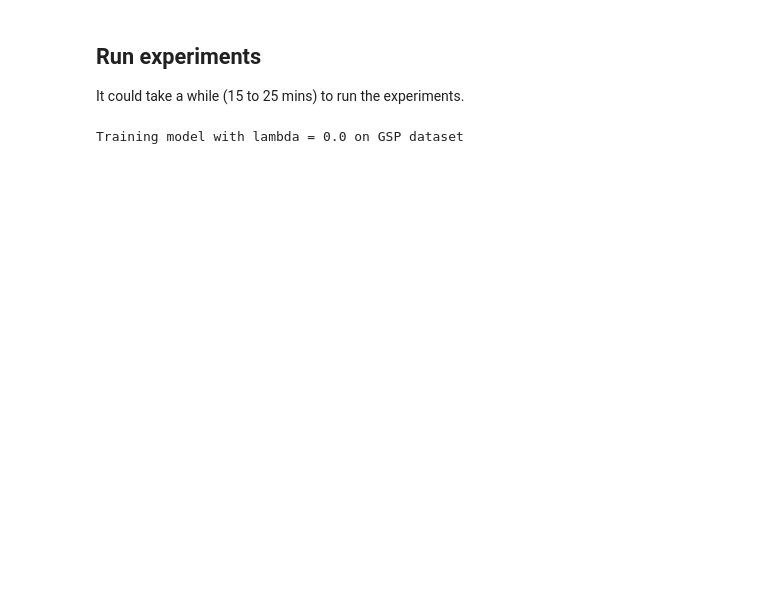
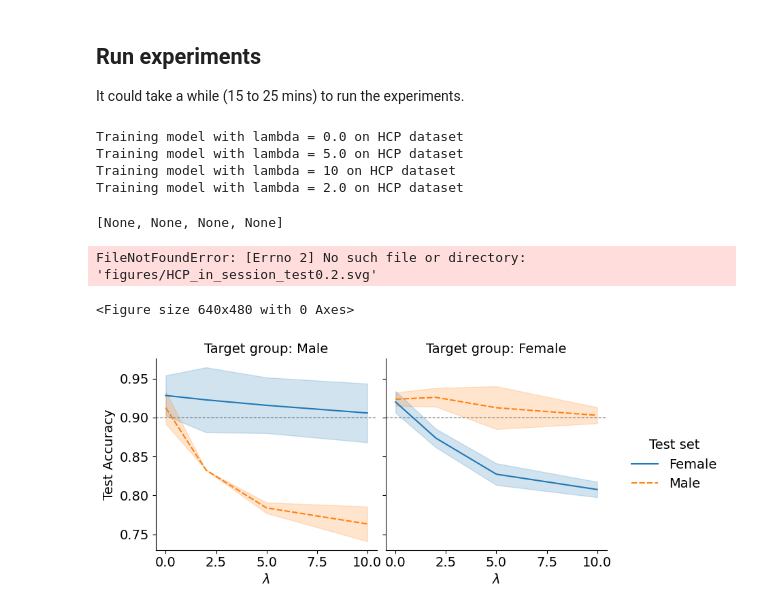
Before and after one commit to shuo-zhou/GSDA-Lateralization, a Jupyter notebook: gsda_demo.ipynb, the cells around one changed output. Saved outputs shown, nothing was run; the diff lists cells and outputs as text; code cells hidden in the pictures; blank space fills up the shorter version.

```diff
--- a/gsda_demo.ipynb
+++ b/gsda_demo.ipynb
@@ -49,7 +50,12 @@ DATASET:
 ## Run experiments
 
 It could take a while (15 to 25 mins) to run the experiments.
-# %%
-run_experiment(cfg)
-# %% [output]
-Training model with lambda = 0.0 on GSP dataset
+# %%
+Parallel(n_jobs=2)(delayed(run_experiment)(cfg, lambda_) for lambda_ in cfg.SOLVER.LAMBDA_)
+# run_experiment(cfg)
+# %% [output]
+Training model with lambda = 0.0 on HCP dataset
+Training model with lambda = 5.0 on HCP dataset
+Training model with lambda = 10 on HCP dataset
+Training model with lambda = 2.0 on HCP dataset
+[None, None, None, None]
@@ -55,0 +65,29 @@ Training model with lambda = 0.0 on GSP dataset
+# %%
+dataset = cfg.DATASET.DATASET
+model_root_dir = cfg.OUTPUT.ROOT
+lambdas = cfg.SOLVER.LAMBDA_
+seed_start = cfg.SOLVER.SEED
+test_size = cfg.DATASET.TEST_SIZE
+
+res_df_all = load_result(dataset=dataset, root_dir=model_root_dir,
+                         lambdas=lambdas, seed_start=seed_start, test_size=test_size)
+# res_df_all["gap_train_session"] = res_df_all["acc_tgt_train_session"] - res_df_all["acc_nt_train_session"]
+# res_df_all["gap_test_session"] = res_df_all["acc_tgt_test_session"] - res_df_all["acc_nt_test_session"]
+res_df_all["GSI_train_session"] = 2 * (res_df_all["acc_tgt_train_session"] *
+                                       (res_df_all["acc_tgt_train_session"] -
+                                        res_df_all["acc_nt_train_session"]))
+res_df_all["GSI_test_session"] = 2 * (res_df_all["acc_tgt_test_session"] *
+                                      (res_df_all["acc_tgt_test_session"] -
+                                       res_df_all["acc_nt_test_session"]))
+
+res_df_is = reformat_results(res_df_all, ["acc_tgt_train_session", "acc_nt_train_session"])
+res_df_os = reformat_results(res_df_all, ["acc_tgt_test_session", "acc_nt_test_session"])
+
+res_df_all.loc[res_df_all["train_group" ]==0, "train_group" ] = "Male"
+res_df_all.loc[res_df_all["train_group" ]==1, "train_group" ] = "Female"
+# %%
+plot.plot_accuracy(res_df_is, outfile="figures/HCP_in_session_test%s" % test_size, outfig_format=["svg", "pdf"])
+# %% [output]
+FileNotFoundError: [Errno 2] No such file or directory: 'figures/HCP_in_session_test0.2.svg'
+<Figure size 640x480 with 0 Axes>
+[figure, added]
```
Also changed, not shown: parts of 4 cells of this notebook, 5 other files.
